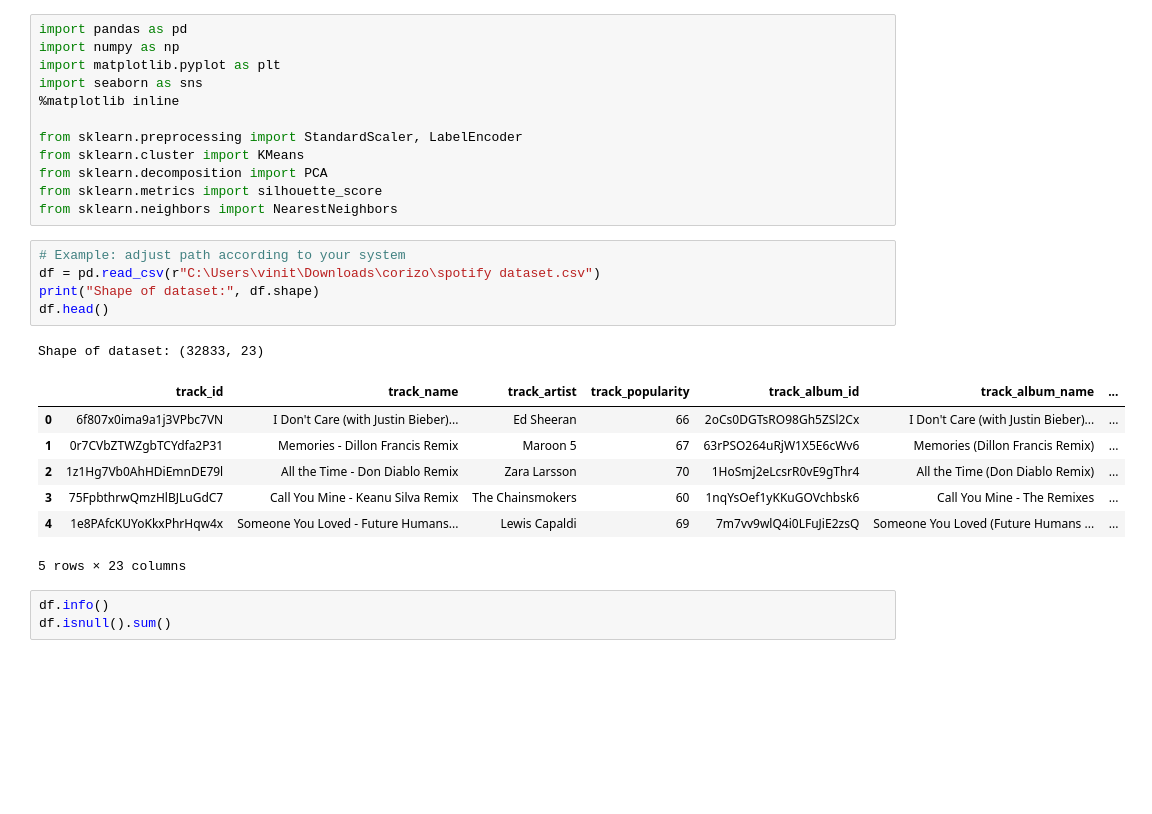
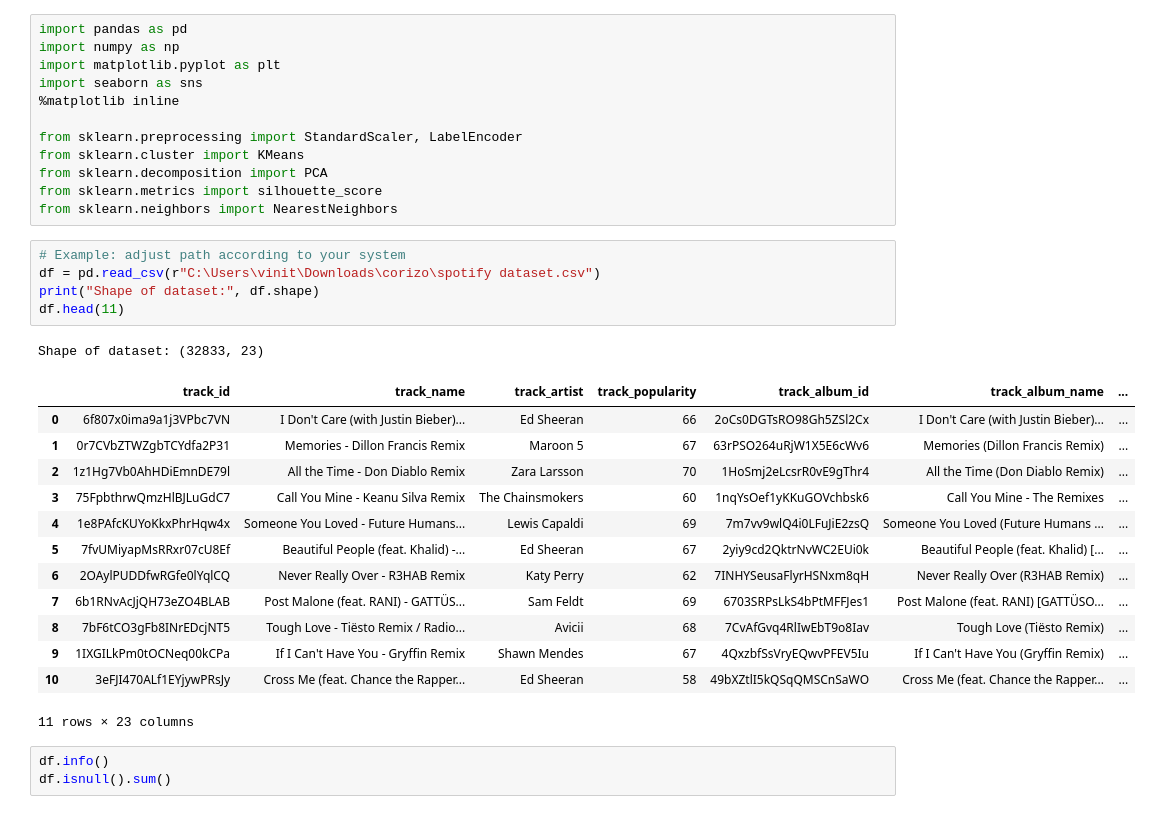
Before and after one commit to vinitaparab/Spotify-Genre-Segmentation, a Jupyter notebook: Spotify-Genre-Segmentation.ipynb, the cells around one changed output. Cells and saved outputs as stored; diff of their text form; blank space fills up the shorter version.

```diff
--- a/Spotify-Genre-Segmentation.ipynb
+++ b/Spotify-Genre-Segmentation.ipynb
@@ -13,17 +13,23 @@ from sklearn.neighbors import NearestNeighbors
 # %%
 # Example: adjust path according to your system
 df = pd.read_csv(r"C:\Users\vinit\Downloads\corizo\spotify dataset.csv")
 print("Shape of dataset:", df.shape)
-df.head()
+df.head(11)
 # %% [output]
 Shape of dataset: (32833, 23)
 |  | track_id | track_name | track_artist | track_popularity | track_album_id | track_album_name | ... |
 | 0 | 6f807x0ima9a1j3VPbc7VN | I Don't Care (with Justin Bieber)... | Ed Sheeran | 66 | 2oCs0DGTsRO98Gh5ZSl2Cx | I Don't Care (with Justin Bieber)... | ... |
 | 1 | 0r7CVbZTWZgbTCYdfa2P31 | Memories - Dillon Francis Remix | Maroon 5 | 67 | 63rPSO264uRjW1X5E6cWv6 | Memories (Dillon Francis Remix) | ... |
 | 2 | 1z1Hg7Vb0AhHDiEmnDE79l | All the Time - Don Diablo Remix | Zara Larsson | 70 | 1HoSmj2eLcsrR0vE9gThr4 | All the Time (Don Diablo Remix) | ... |
 | 3 | 75FpbthrwQmzHlBJLuGdC7 | Call You Mine - Keanu Silva Remix | The Chainsmokers | 60 | 1nqYsOef1yKKuGOVchbsk6 | Call You Mine - The Remixes | ... |
 | 4 | 1e8PAfcKUYoKkxPhrHqw4x | Someone You Loved - Future Humans... | Lewis Capaldi | 69 | 7m7vv9wlQ4i0LFuJiE2zsQ | Someone You Loved (Future Humans ... | ... |
+| 5 | 7fvUMiyapMsRRxr07cU8Ef | Beautiful People (feat. Khalid) -... | Ed Sheeran | 67 | 2yiy9cd2QktrNvWC2EUi0k | Beautiful People (feat. Khalid) [... | ... |
+| 6 | 2OAylPUDDfwRGfe0lYqlCQ | Never Really Over - R3HAB Remix | Katy Perry | 62 | 7INHYSeusaFlyrHSNxm8qH | Never Really Over (R3HAB Remix) | ... |
+| 7 | 6b1RNvAcJjQH73eZO4BLAB | Post Malone (feat. RANI) - GATTÜS... | Sam Feldt | 69 | 6703SRPsLkS4bPtMFFJes1 | Post Malone (feat. RANI) [GATTÜSO... | ... |
+| 8 | 7bF6tCO3gFb8INrEDcjNT5 | Tough Love - Tiësto Remix / Radio... | Avicii | 68 | 7CvAfGvq4RlIwEbT9o8Iav | Tough Love (Tiësto Remix) | ... |
+| 9 | 1IXGILkPm0tOCNeq00kCPa | If I Can't Have You - Gryffin Remix | Shawn Mendes | 67 | 4QxzbfSsVryEQwvPFEV5Iu | If I Can't Have You (Gryffin Remix) | ... |
+| 10 | 3eFJI470ALf1EYjywPRsJy | Cross Me (feat. Chance the Rapper... | Ed Sheeran | 58 | 49bXZtlI5kQSqQMSCnSaWO | Cross Me (feat. Chance the Rapper... | ... |
-5 rows × 23 columns
+11 rows × 23 columns
 # %%
 df.info()
 df.isnull().sum()
```
Also changed, not shown: parts of 2 cells of this notebook.
